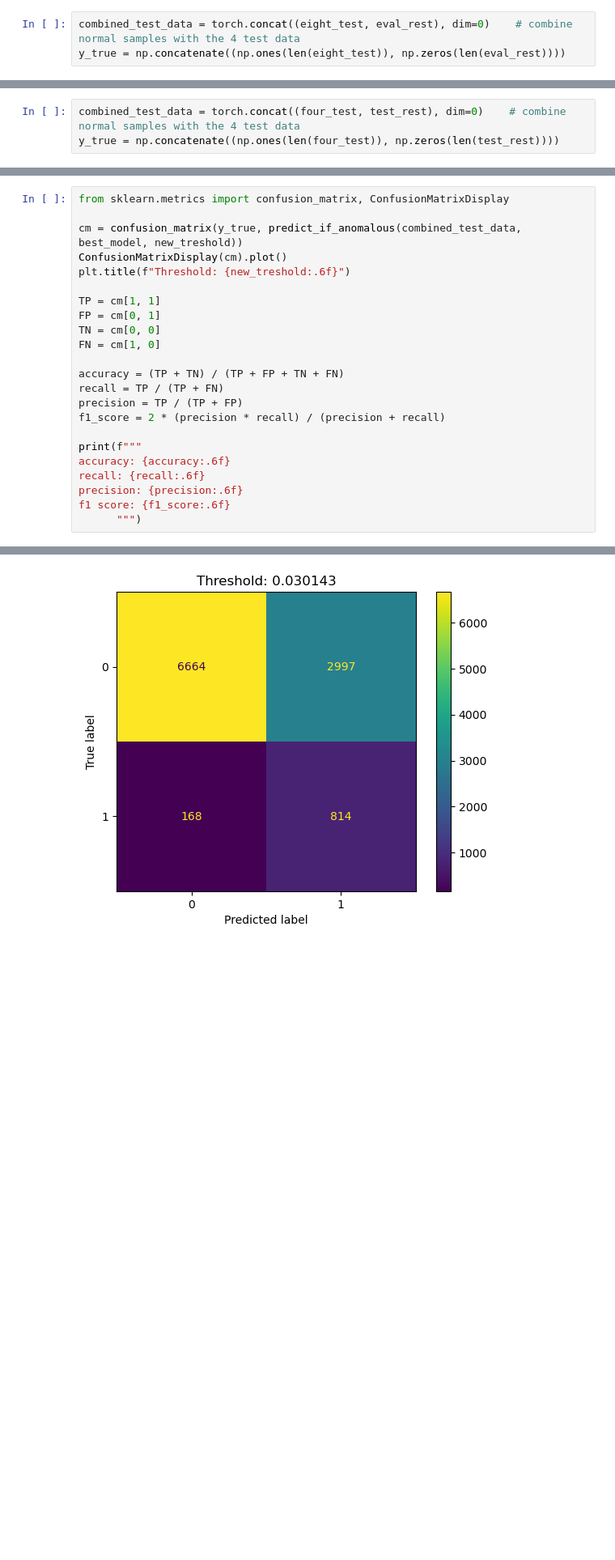
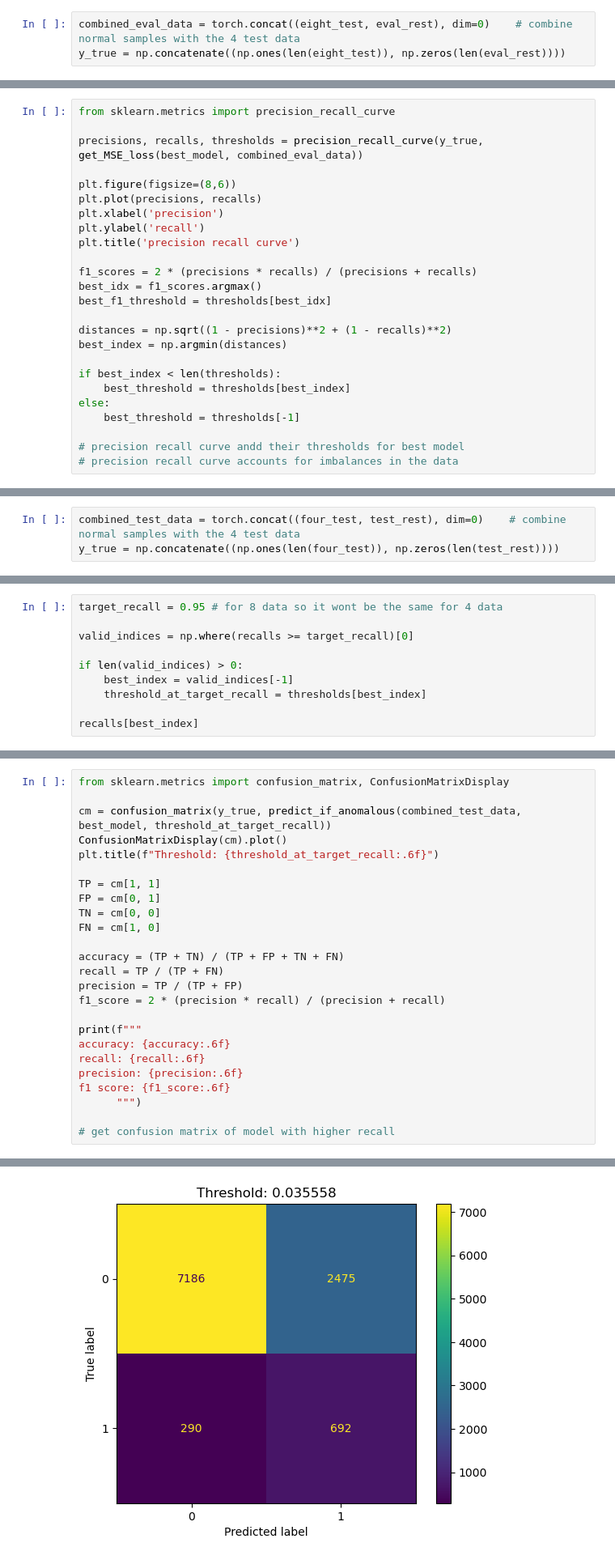
Before and after one commit to WiiLife/Unsuperviised-learning-project, a Jupyter notebook: project.ipynb, the cells around one changed output, grey strips where cells are left out. Shown at 81% size. Saved outputs shown, nothing was run; the diff lists cells and outputs as text; blank space fills up the shorter version.

```diff
--- a/project.ipynb
+++ b/project.ipynb
@@ -337,5 +364,5 @@ Text(0.87, 0.6, 'Untrained')
 # %%
-combined_test_data = torch.concat((eight_test, eval_rest), dim=0)    # combine normal samples with the 4 test data
+combined_eval_data = torch.concat((eight_test, eval_rest), dim=0)    # combine normal samples with the 4 test data
 y_true = np.concatenate((np.ones(len(eight_test)), np.zeros(len(eval_rest))))
 # %%
 def get_MSE_loss(model, data):
@@ -366,0 +395,25 @@ def predict_if_anomalous(data, model, threshold):
+# %%
+from sklearn.metrics import precision_recall_curve
+
+precisions, recalls, thresholds = precision_recall_curve(y_true, get_MSE_loss(best_model, combined_eval_data))
+
+plt.figure(figsize=(8,6))
+plt.plot(precisions, recalls)
+plt.xlabel('precision')
+plt.ylabel('recall')
+plt.title('precision recall curve')
+
+f1_scores = 2 * (precisions * recalls) / (precisions + recalls)
+best_idx = f1_scores.argmax()
+best_f1_threshold = thresholds[best_idx]
+
+distances = np.sqrt((1 - precisions)**2 + (1 - recalls)**2)
+best_index = np.argmin(distances)
+
+if best_index < len(thresholds):
+    best_threshold = thresholds[best_index]
+else:
+    best_threshold = thresholds[-1]
+
+# precision recall curve andd their thresholds for best model
+# precision recall curve accounts for imbalances in the data
@@ -402,0 +456,10 @@ new_treshold = thresholds[idx]
+# %%
+target_recall = 0.95 # for 8 data so it wont be the same for 4 data
+
+valid_indices = np.where(recalls >= target_recall)[0]
+
+if len(valid_indices) > 0:
+    best_index = valid_indices[-1]
+    threshold_at_target_recall = thresholds[best_index]
+
+recalls[best_index]
@@ -403,9 +468,9 @@ new_treshold = thresholds[idx]
 # %%
 from sklearn.metrics import confusion_matrix, ConfusionMatrixDisplay
 
-cm = confusion_matrix(y_true, predict_if_anomalous(combined_test_data, best_model, new_treshold))
+cm = confusion_matrix(y_true, predict_if_anomalous(combined_test_data, best_model, threshold_at_target_recall))
 ConfusionMatrixDisplay(cm).plot()
-plt.title(f"Threshold: {new_treshold:.6f}")
+plt.title(f"Threshold: {threshold_at_target_recall:.6f}")
 
 TP = cm[1, 1]
 FP = cm[0, 1]
@@ -423,4 +488,6 @@ recall: {recall:.6f}
 precision: {precision:.6f}
 f1 score: {f1_score:.6f}
       """)
+
+# get confusion matrix of model with higher recall
 # %% [output]
@@ -431 +498 @@ f1 score: 0.339662
-[figure, old version]
+[figure, new version]
```
Also changed, not shown: parts of 23 cells of this notebook, 2 other files.
